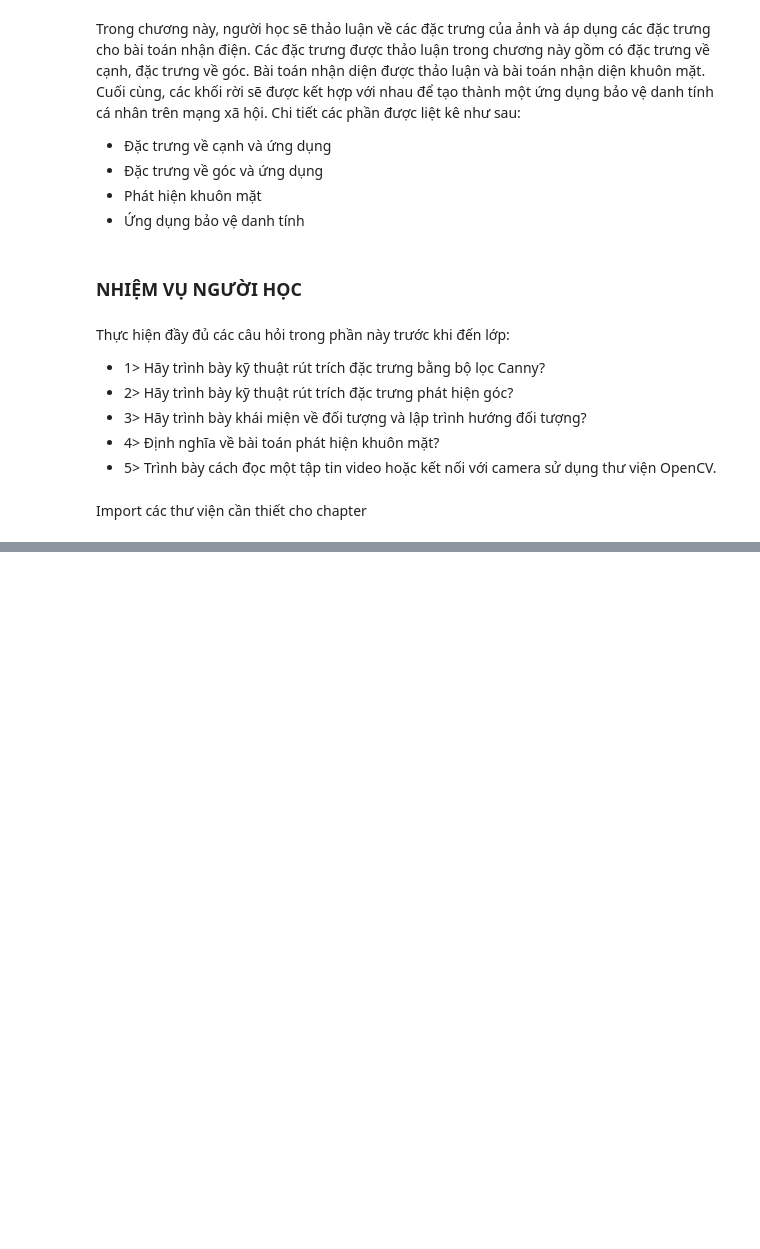
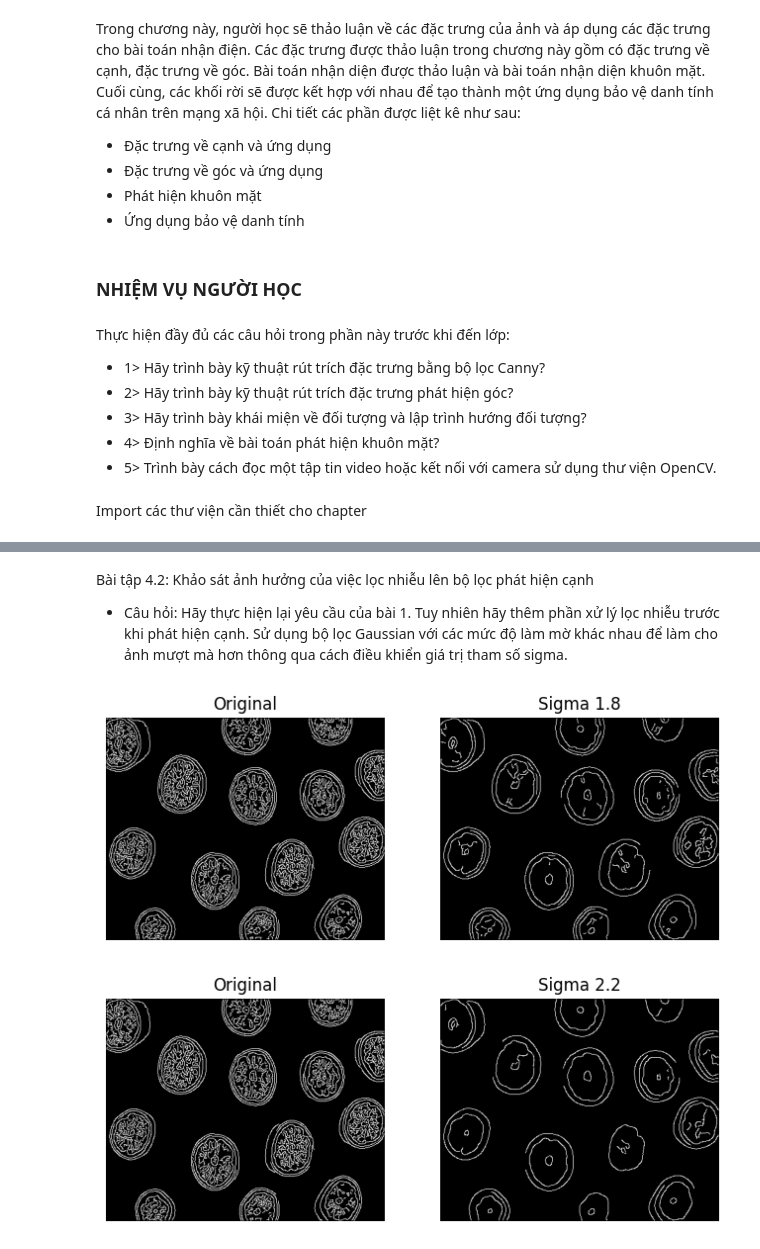
Before and after one commit to VM-Thuan-2003/TT_XLA_SPK, a Jupyter notebook: CHAPTER_4/main.ipynb, the cells around one changed output, grey strips where cells are left out. Cells and saved outputs as stored; diff of their text form; code cells hidden in the pictures; blank space fills up the shorter version.

```diff
--- a/CHAPTER_4/main.ipynb
+++ b/CHAPTER_4/main.ipynb
@@ -39,0 +52,9 @@ import numpy as np
+# %%
+def plot_comparison(original, filtered, title_filtered):
+    fig, (ax1, ax2) = plt.subplots(ncols=2, figsize=(8, 6), sharex=True, sharey=True)
+    ax1.imshow(original, cmap=plt.cm.gray)
+    ax1.set_title("Original")
+    ax1.axis("off")
+    ax2.imshow(filtered, cmap=plt.cm.gray)
+    ax2.set_title(title_filtered)
+    ax2.axis("off")
@@ -39,0 +104,21 @@ import numpy as np
+# %% [markdown]
+Bài tập 4.2: Khảo sát ảnh hưởng của việc lọc nhiễu lên bộ lọc phát hiện cạnh
+- Câu hỏi: Hãy thực hiện lại yêu cầu của bài 1. Tuy nhiên hãy thêm phần xử lý lọc nhiễu trước khi phát hiện cạnh. Sử dụng bộ lọc Gaussian với các mức độ làm mờ khác nhau  để làm cho ảnh mượt mà hơn thông qua cách  điều khiển giá trị tham số sigma.
+# %%
+# Tải các thư viện cần thiết
+from skimage.feature import canny
+import cv2
+# Đọc ảnh từ file thư viện cho sẵn
+image = cv2.imread("./imgs/img_bt_4.1_1.png")
+#  chuyển đổi ảnh thành ảnh xám
+grapefruit = cv2.cvtColor(image, cv2.COLOR_BGR2GRAY)
+#  Áp dụng bộ lọc cạnh
+canny_edges = canny(grapefruit)
+canny_edges_sigma_1_8 = canny(grapefruit, sigma=1.8)
+canny_edges_sigma_2_2 = canny(grapefruit, sigma=2.2)
+#  Hiển thị kết quả
+plot_comparison(canny_edges, canny_edges_sigma_1_8, "Sigma 1.8")
+plot_comparison(canny_edges, canny_edges_sigma_2_2, "Sigma 2.2")
+# %% [output]
+[figure, added]
+[figure, added]
```
Also changed, not shown: parts of 31 cells of this notebook, 9 other files.
